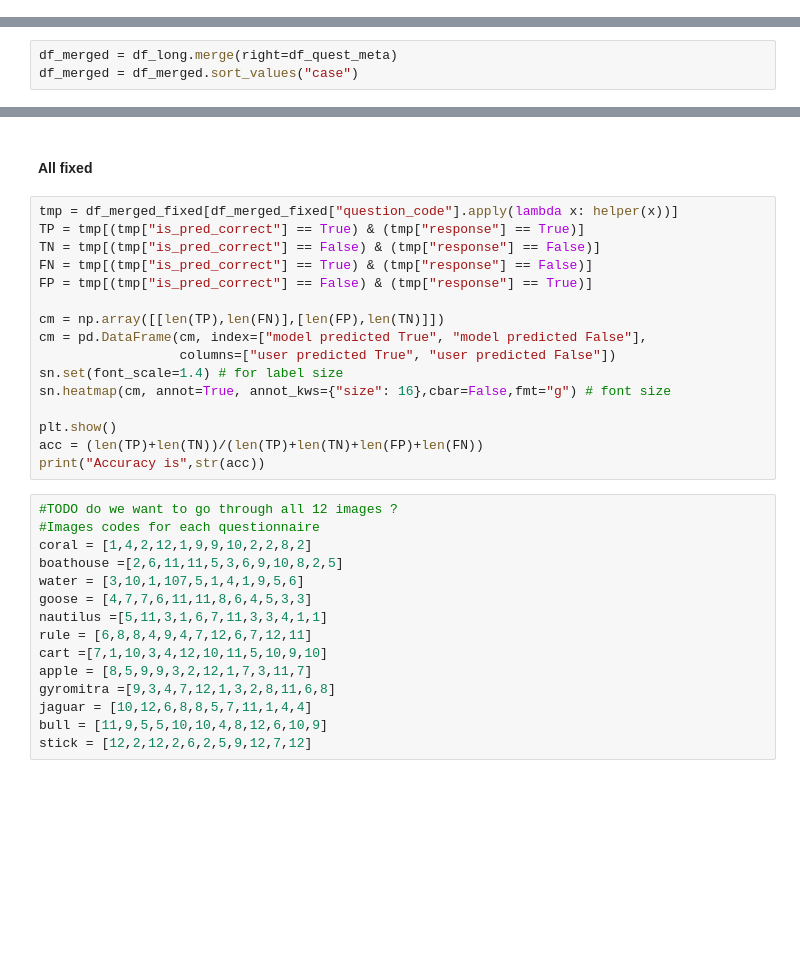
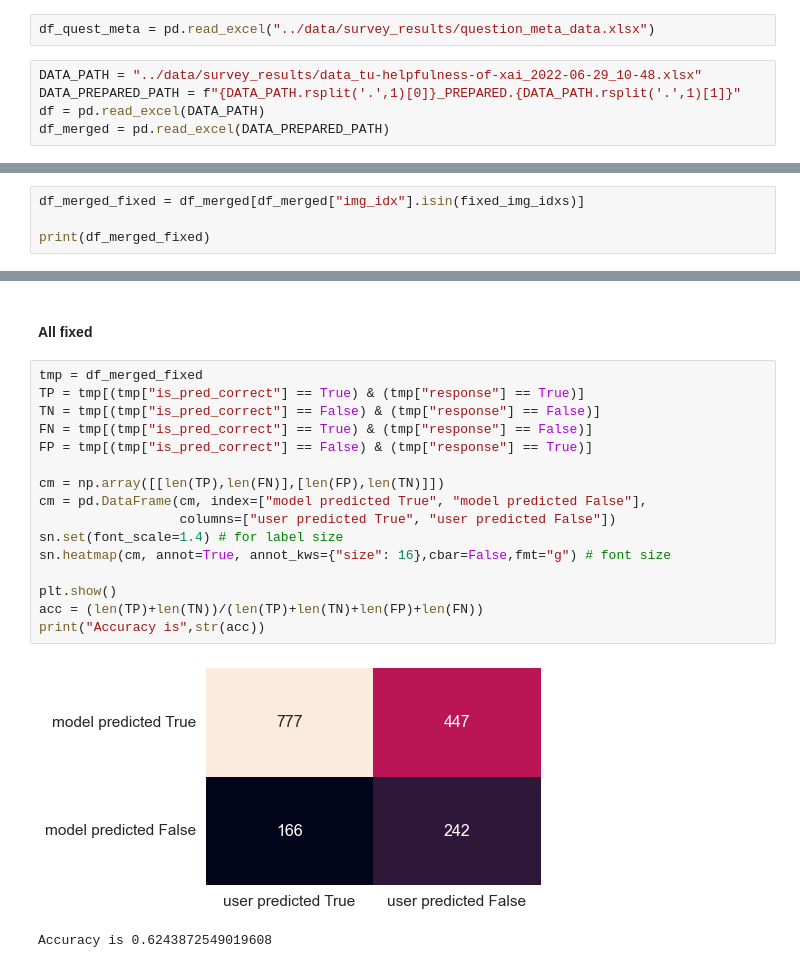
Before and after one commit to tlabarta/helpfulnessofxai, a Jupyter notebook: analysis/questionaire_analyzer_confusionMatrix.ipynb, the cells around one changed output, grey strips where cells are left out. Drawn from its saved outputs; the diff is of its cells as text; blank space fills up the shorter version.

```diff
--- a/analysis/questionaire_analyzer_confusionMatrix.ipynb
+++ b/analysis/questionaire_analyzer_confusionMatrix.ipynb
@@ -76,7 +14,11 @@ df_long
+# %%
+df_quest_meta = pd.read_excel("../data/survey_results/question_meta_data.xlsx")
+# %%
+DATA_PATH = "../data/survey_results/data_tu-helpfulness-of-xai_2022-06-29_10-48.xlsx"
+DATA_PREPARED_PATH = f"{DATA_PATH.rsplit('.',1)[0]}_PREPARED.{DATA_PATH.rsplit('.',1)[1]}"
+df = pd.read_excel(DATA_PATH)
+df_merged = pd.read_excel(DATA_PREPARED_PATH)
 # %% [markdown]
 # Analysis
-# %%
-df_merged = df_long.merge(right=df_quest_meta)
-df_merged = df_merged.sort_values("case")
 # %%
 df_merged
@@ -474,0 +492,4 @@ df_merged_fixed = df_merged_fixed.sort_values("case")
+# %%
+df_merged_fixed = df_merged[df_merged["img_idx"].isin(fixed_img_idxs)]
+
+print(df_merged_fixed)
@@ -475,33 +514,21 @@ df_merged_fixed = df_merged_fixed.sort_values("case")
 # %% [markdown]
 #### All fixed
 # %%
-tmp = df_merged_fixed[df_merged_fixed["question_code"].apply(lambda x: helper(x))]
+tmp = df_merged_fixed
 TP = tmp[(tmp["is_pred_correct"] == True) & (tmp["response"] == True)]
 TN = tmp[(tmp["is_pred_correct"] == False) & (tmp["response"] == False)]
 FN = tmp[(tmp["is_pred_correct"] == True) & (tmp["response"] == False)]
 FP = tmp[(tmp["is_pred_correct"] == False) & (tmp["response"] == True)]
 
 cm = np.array([[len(TP),len(FN)],[len(FP),len(TN)]])
 cm = pd.DataFrame(cm, index=["model predicted True", "model predicted False"],
                   columns=["user predicted True", "user predicted False"])
 sn.set(font_scale=1.4) # for label size
 sn.heatmap(cm, annot=True, annot_kws={"size": 16},cbar=False,fmt="g") # font size
 
 plt.show()
 acc = (len(TP)+len(TN))/(len(TP)+len(TN)+len(FP)+len(FN))
 print("Accuracy is",str(acc))
+# %% [output]
+[figure, added]
+Accuracy is 0.6243872549019608
-# %%
-#TODO do we want to go through all 12 images ?
-#Images codes for each questionnaire
-coral = [1,4,2,12,1,9,9,10,2,2,8,2]
-boathouse =[2,6,11,11,5,3,6,9,10,8,2,5]
-water = [3,10,1,107,5,1,4,1,9,5,6]
-goose = [4,7,7,6,11,11,8,6,4,5,3,3]
-nautilus =[5,11,3,1,6,7,11,3,3,4,1,1]
-rule = [6,8,8,4,9,4,7,12,6,7,12,11]
-cart =[7,1,10,3,4,12,10,11,5,10,9,10]
-apple = [8,5,9,9,3,2,12,1,7,3,11,7]
-gyromitra =[9,3,4,7,12,1,3,2,8,11,6,8]
-jaguar = [10,12,6,8,8,5,7,11,1,4,4]
-bull = [11,9,5,5,10,10,4,8,12,6,10,9]
-stick = [12,2,12,2,6,2,5,9,12,7,12]
```
Also changed, not shown: parts of 43 cells of this notebook, 3 other files.
